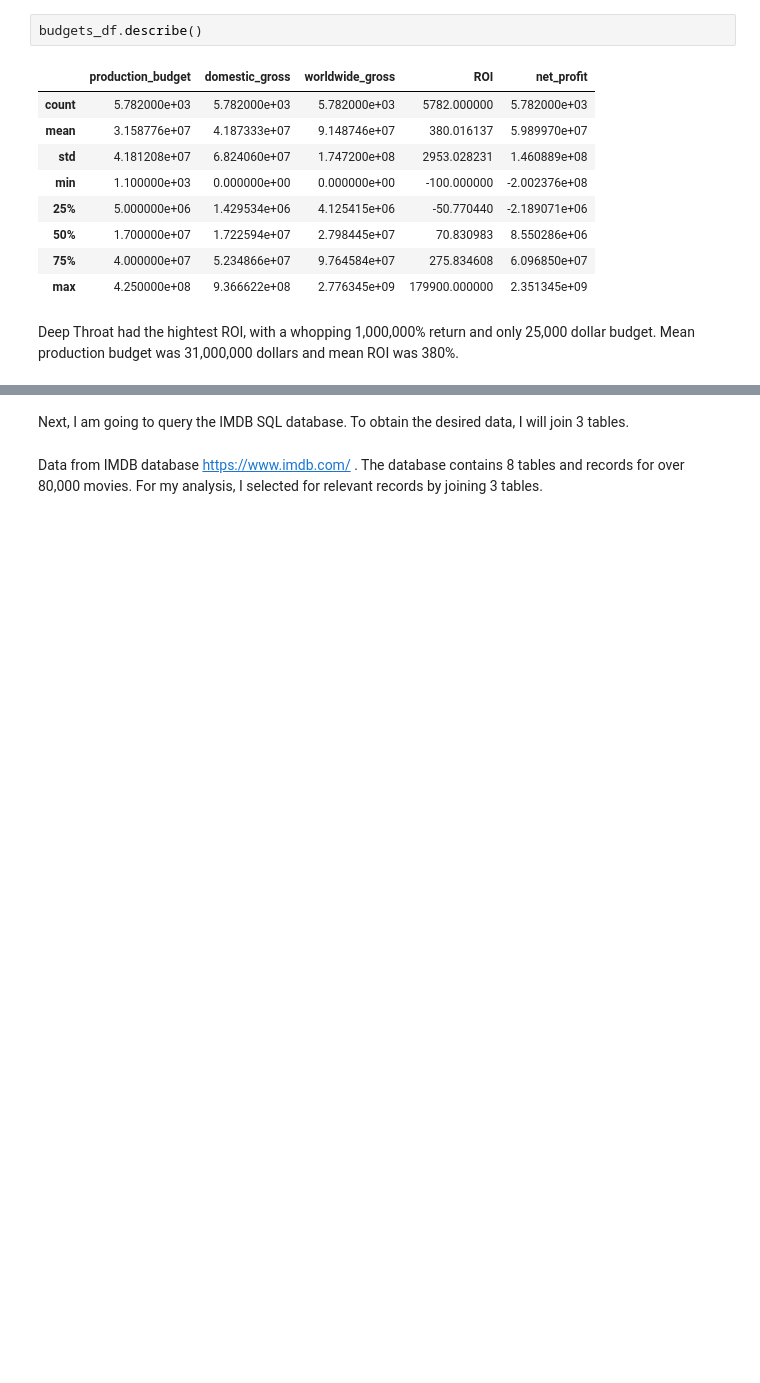
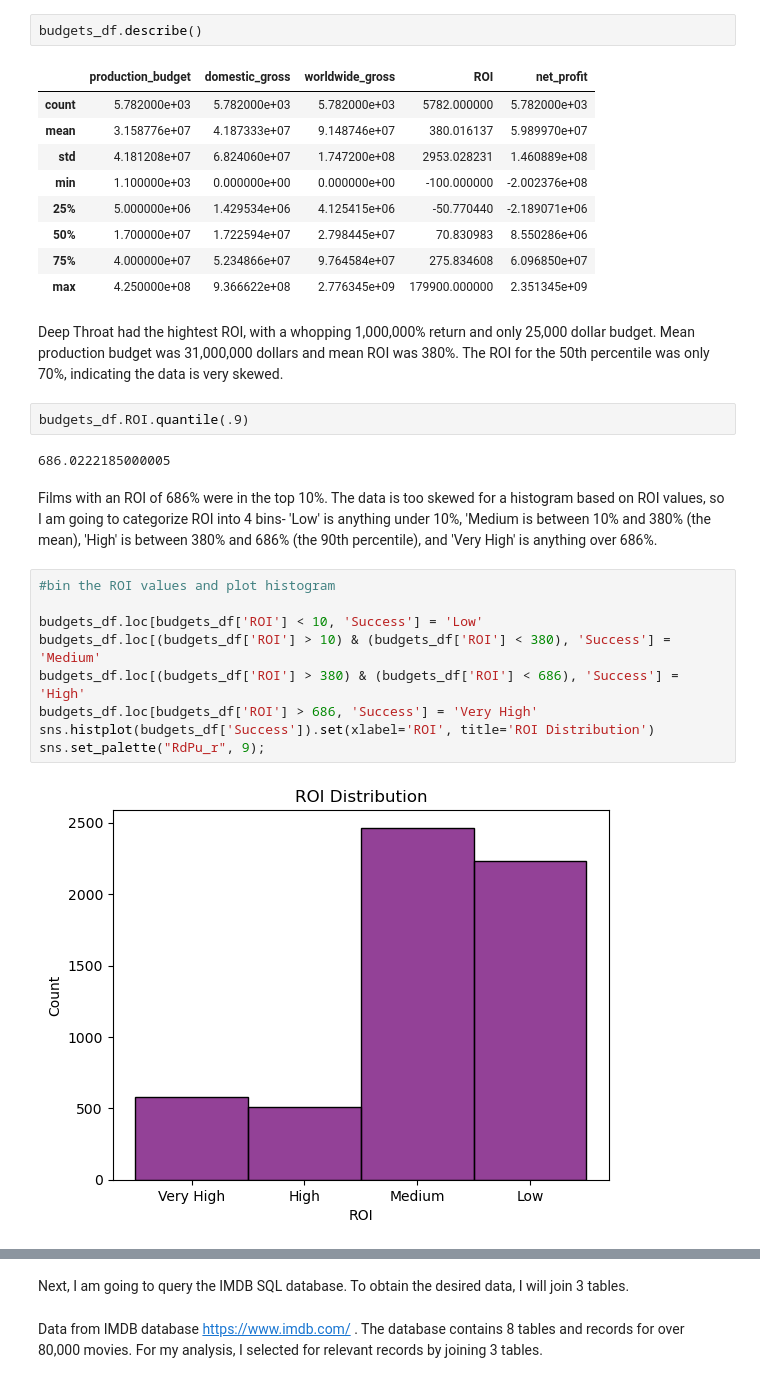
Before and after one commit to lalynjay/Movie-Trends-Analysis, a Jupyter notebook: Movie_Trends_Analysis.ipynb, the cells around one changed output, grey strips where cells are left out. Saved outputs shown, nothing was run; the diff lists cells and outputs as text; blank space fills up the shorter version.

```diff
--- a/Movie_Trends_Analysis.ipynb
+++ b/Movie_Trends_Analysis.ipynb
@@ -151,4 +141,21 @@ budgets_df.describe()
 | 75% | 4.000000e+07 | 5.234866e+07 | 9.764584e+07 | 275.834608 | 6.096850e+07 |
 | max | 4.250000e+08 | 9.366622e+08 | 2.776345e+09 | 179900.000000 | 2.351345e+09 |
 # %% [markdown]
-Deep Throat had the hightest ROI, with a whopping 1,000,000% return and only 25,000 dollar budget. Mean production budget was 31,000,000 dollars and mean ROI was 380%.
+Deep Throat had the hightest ROI, with a whopping 1,000,000% return and only 25,000 dollar budget. Mean production budget was 31,000,000 dollars and mean ROI was 380%. The ROI for the 50th percentile was only 70%, indicating the data is very skewed.
+# %%
+budgets_df.ROI.quantile(.9)
+# %% [output]
+686.0222185000005
+# %% [markdown]
+Films with an ROI of 686% were in the top 10%. The data is too skewed for a histogram based on ROI values, so I am going to categorize ROI into 4 bins- 'Low' is anything under 10%, 'Medium is between 10% and 380% (the mean), 'High' is between 380% and 686% (the 90th percentile), and 'Very High' is anything over 686%.
+# %%
+#bin the ROI values and plot histogram
+
+budgets_df.loc[budgets_df['ROI'] < 10, 'Success'] = 'Low'
+budgets_df.loc[(budgets_df['ROI'] > 10) & (budgets_df['ROI'] < 380), 'Success'] = 'Medium'
+budgets_df.loc[(budgets_df['ROI'] > 380) & (budgets_df['ROI'] < 686), 'Success'] = 'High'
+budgets_df.loc[budgets_df['ROI'] > 686, 'Success'] = 'Very High'
+sns.histplot(budgets_df['Success']).set(xlabel='ROI', title='ROI Distribution')
+sns.set_palette("RdPu_r", 9);
+# %% [output]
+[figure, added]
```
Also changed, not shown: parts of 14 cells of this notebook.
